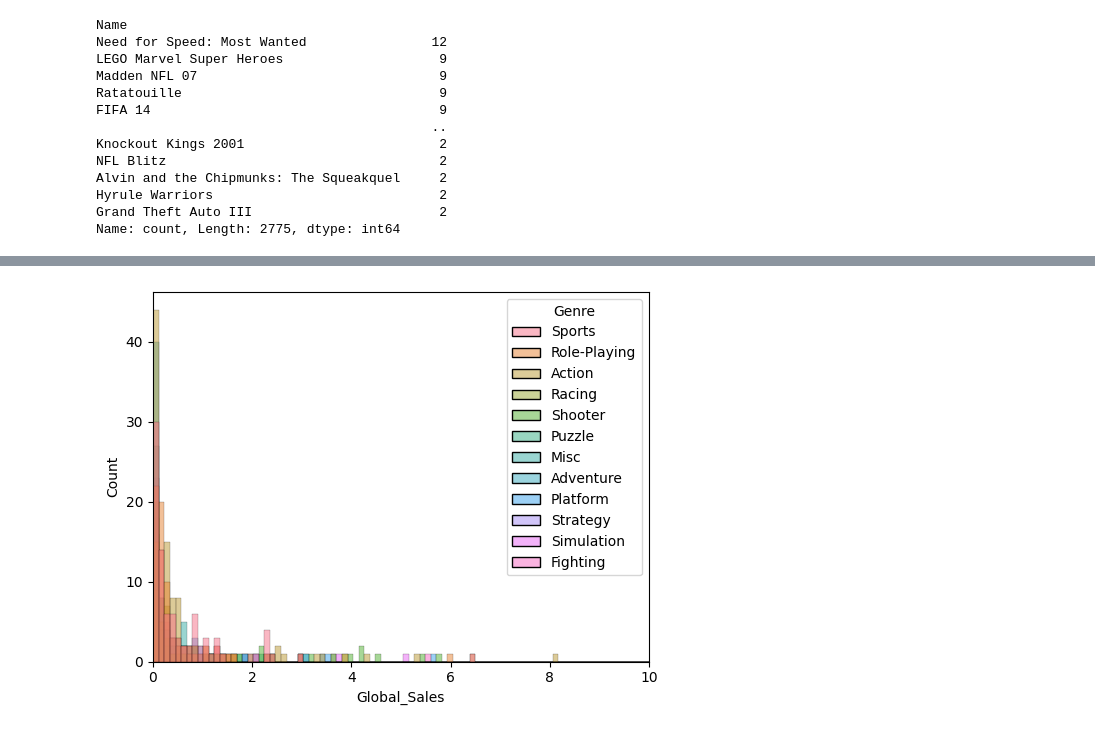
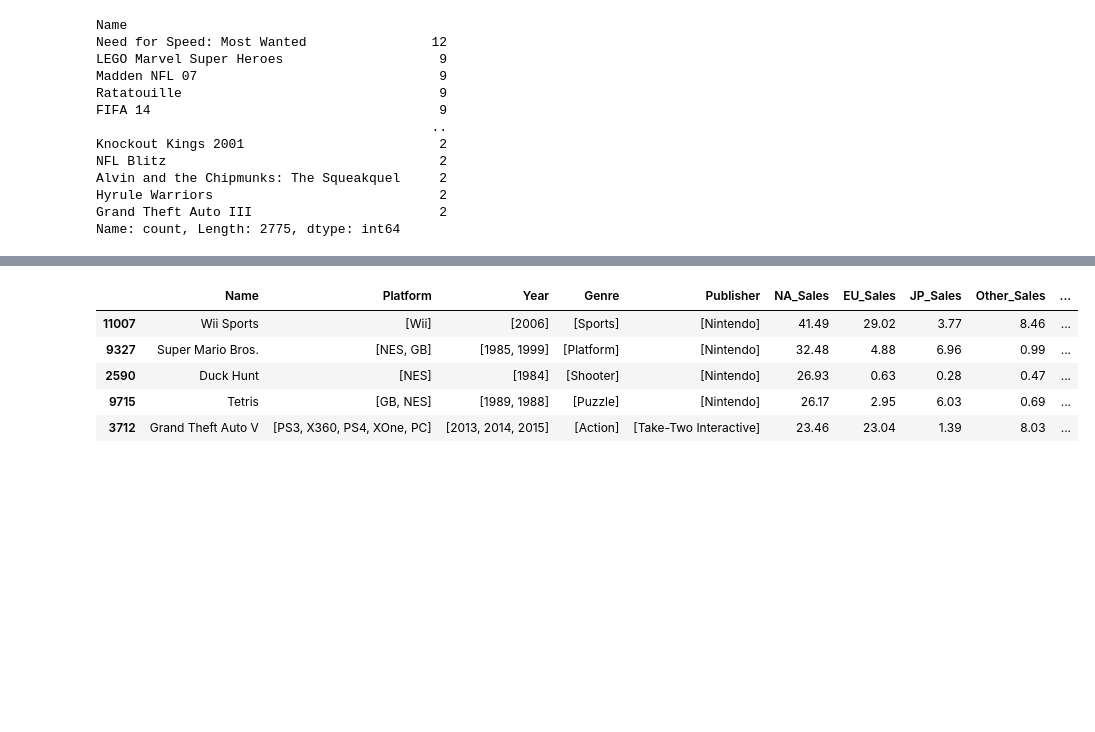
Before and after one commit to Oldarmor/Stat_386_Final_Project, a Jupyter notebook: eda.ipynb, the cells around one changed output, grey strips where cells are left out. Cells and saved outputs as stored; diff of their text form; code cells hidden in the pictures; blank space fills up the shorter version.

```diff
--- a/eda.ipynb
+++ b/eda.ipynb
@@ -168,6 +146,9 @@ Name: count, dtype: int64
-# %%
-sns.histplot(data=sales_combined.explode('Genre')[sales['Publisher'] == 'Nintendo'], x='Global_Sales', hue='Genre', fill=True)
-plt.xlim(0, 10)
-plt.show()
-# %% [output]
-[figure, removed]
+# %%
+sales_combined.sort_values(by='NA_Sales', ascending=False).head(5)
+# %% [output]
+|  | Name | Platform | Year | Genre | Publisher | NA_Sales | EU_Sales | JP_Sales | Other_Sales | ... |
+| 11007 | Wii Sports | [Wii] | [2006] | [Sports] | [Nintendo] | 41.49 | 29.02 | 3.77 | 8.46 | ... |
+| 9327 | Super Mario Bros. | [NES, GB] | [1985, 1999] | [Platform] | [Nintendo] | 32.48 | 4.88 | 6.96 | 0.99 | ... |
+| 2590 | Duck Hunt | [NES] | [1984] | [Shooter] | [Nintendo] | 26.93 | 0.63 | 0.28 | 0.47 | ... |
+| 9715 | Tetris | [GB, NES] | [1989, 1988] | [Puzzle] | [Nintendo] | 26.17 | 2.95 | 6.03 | 0.69 | ... |
+| 3712 | Grand Theft Auto V | [PS3, X360, PS4, XOne, PC] | [2013, 2014, 2015] | [Action] | [Take-Two Interactive] | 23.46 | 23.04 | 1.39 | 8.03 | ... |
```
Also changed, not shown: parts of 7 cells of this notebook.
